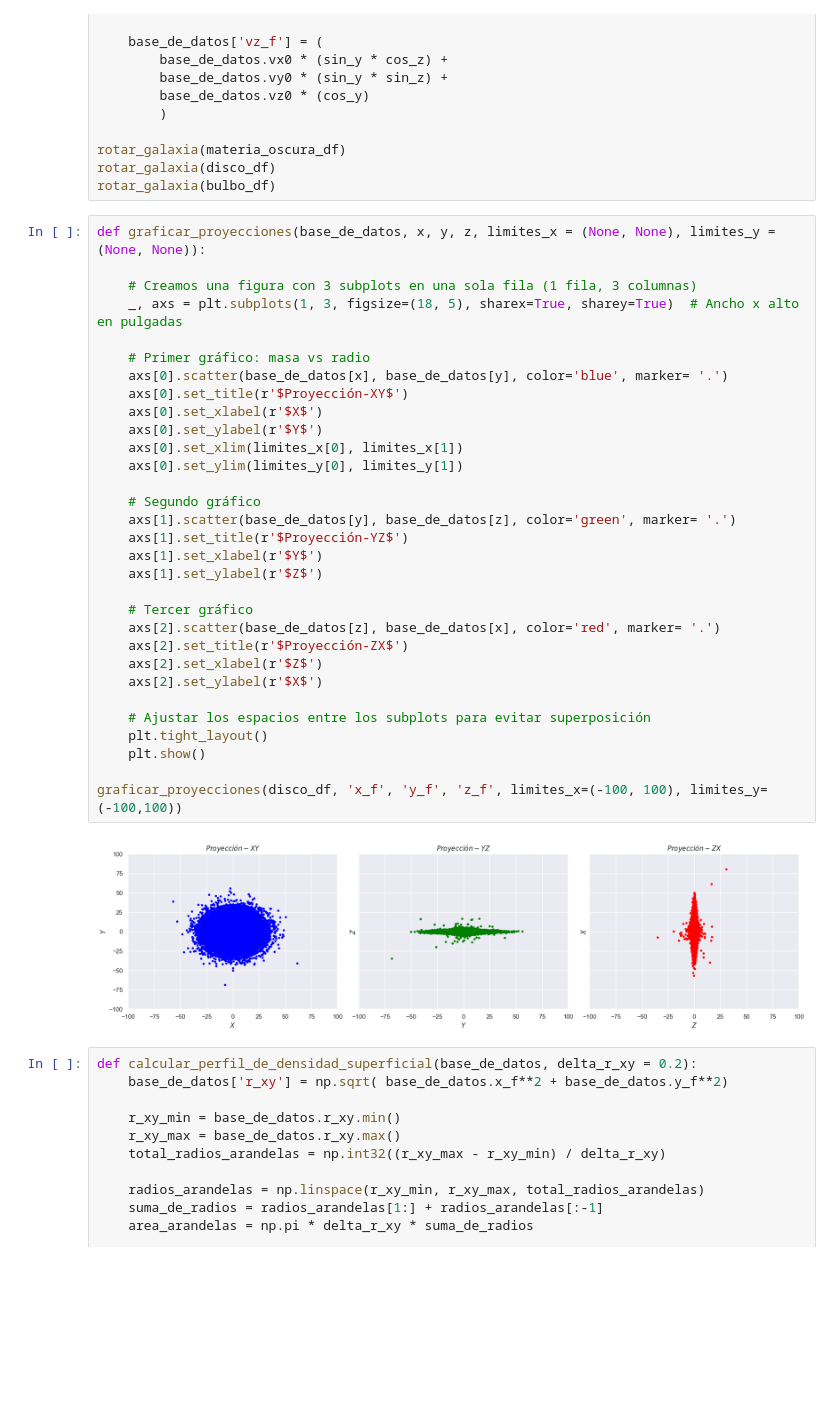
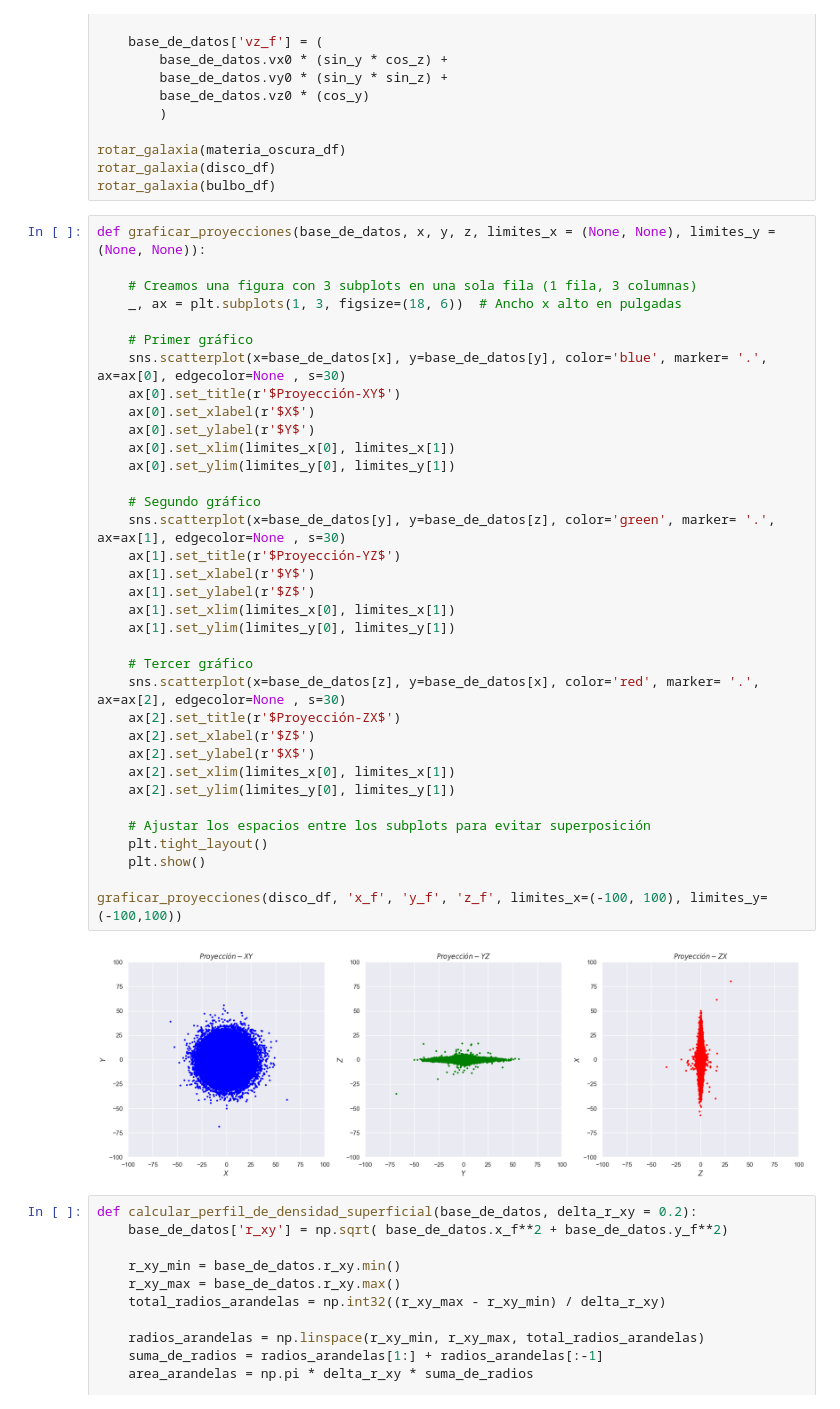
Before and after one commit to sperezp23/Analizador_de_Galaxias, a Jupyter notebook: Ensayos.ipynb, the cells around one changed output. Drawn from its saved outputs; the diff is of its cells as text; blank space fills up the shorter version.

```diff
--- a/Ensayos.ipynb
+++ b/Ensayos.ipynb
@@ -189,36 +189,40 @@ rotar_galaxia(bulbo_df)
 # %%
 def graficar_proyecciones(base_de_datos, x, y, z, limites_x = (None, None), limites_y = (None, None)):
 
     # Creamos una figura con 3 subplots en una sola fila (1 fila, 3 columnas)
-    _, axs = plt.subplots(1, 3, figsize=(18, 5), sharex=True, sharey=True)  # Ancho x alto en pulgadas
+    _, ax = plt.subplots(1, 3, figsize=(18, 6))  # Ancho x alto en pulgadas
 
-    # Primer gráfico: masa vs radio
-    axs[0].scatter(base_de_datos[x], base_de_datos[y], color='blue', marker= '.')
-    axs[0].set_title(r'$Proyección-XY$')
-    axs[0].set_xlabel(r'$X$')
-    axs[0].set_ylabel(r'$Y$')
-    axs[0].set_xlim(limites_x[0], limites_x[1])
-    axs[0].set_ylim(limites_y[0], limites_y[1])
+    # Primer gráfico
+    sns.scatterplot(x=base_de_datos[x], y=base_de_datos[y], color='blue', marker= '.', ax=ax[0], edgecolor=None , s=30)
+    ax[0].set_title(r'$Proyección-XY$')
+    ax[0].set_xlabel(r'$X$')
+    ax[0].set_ylabel(r'$Y$')
+    ax[0].set_xlim(limites_x[0], limites_x[1])
+    ax[0].set_ylim(limites_y[0], limites_y[1])
 
     # Segundo gráfico
-    axs[1].scatter(base_de_datos[y], base_de_datos[z], color='green', marker= '.')
-    axs[1].set_title(r'$Proyección-YZ$')
-    axs[1].set_xlabel(r'$Y$')
-    axs[1].set_ylabel(r'$Z$')
+    sns.scatterplot(x=base_de_datos[y], y=base_de_datos[z], color='green', marker= '.', ax=ax[1], edgecolor=None , s=30)
+    ax[1].set_title(r'$Proyección-YZ$')
+    ax[1].set_xlabel(r'$Y$')
+    ax[1].set_ylabel(r'$Z$')
+    ax[1].set_xlim(limites_x[0], limites_x[1])
+    ax[1].set_ylim(limites_y[0], limites_y[1])
 
     # Tercer gráfico
-    axs[2].scatter(base_de_datos[z], base_de_datos[x], color='red', marker= '.')
-    axs[2].set_title(r'$Proyección-ZX$')
-    axs[2].set_xlabel(r'$Z$')
-    axs[2].set_ylabel(r'$X$')
+    sns.scatterplot(x=base_de_datos[z], y=base_de_datos[x], color='red', marker= '.', ax=ax[2], edgecolor=None , s=30)
+    ax[2].set_title(r'$Proyección-ZX$')
+    ax[2].set_xlabel(r'$Z$')
+    ax[2].set_ylabel(r'$X$')
+    ax[2].set_xlim(limites_x[0], limites_x[1])
+    ax[2].set_ylim(limites_y[0], limites_y[1])
 
     # Ajustar los espacios entre los subplots para evitar superposición
     plt.tight_layout()
     plt.show()
 
 graficar_proyecciones(disco_df, 'x_f', 'y_f', 'z_f', limites_x=(-100, 100), limites_y=(-100,100))
 # %% [output]
-[figure, old version]
+[figure, new version]
 # %%
 def calcular_perfil_de_densidad_superficial(base_de_datos, delta_r_xy = 0.2):
     base_de_datos['r_xy'] = np.sqrt( base_de_datos.x_f**2 + base_de_datos.y_f**2)
```
Also changed, not shown: parts of 3 cells of this notebook.
